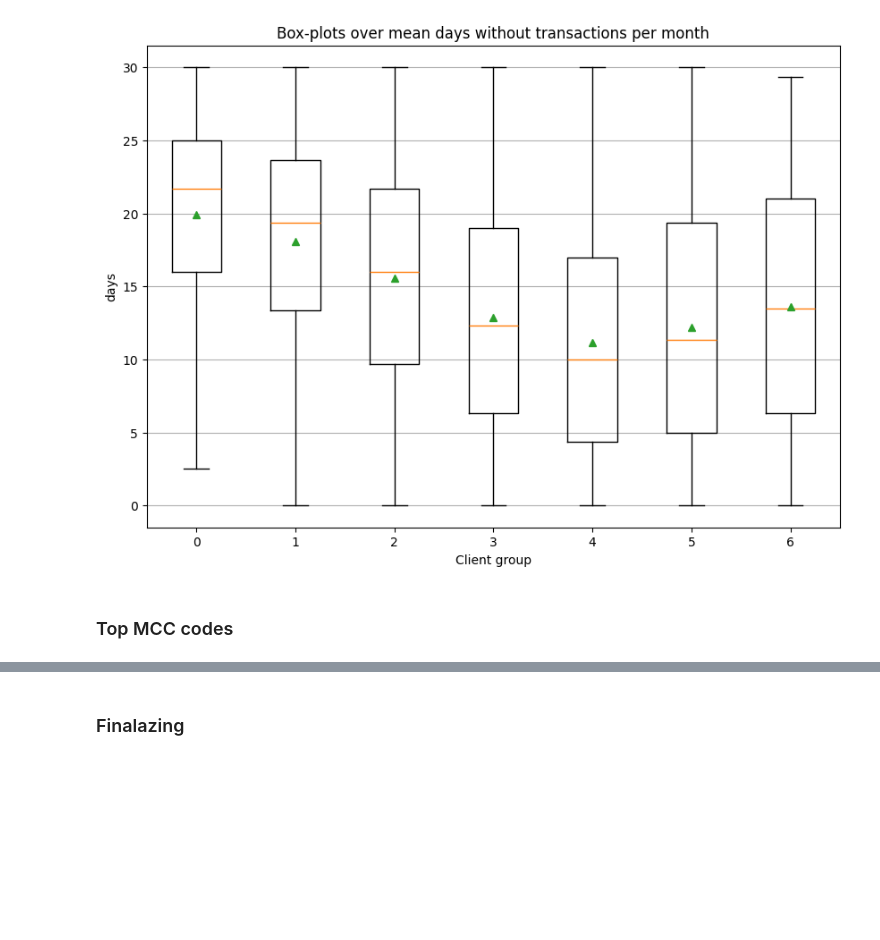
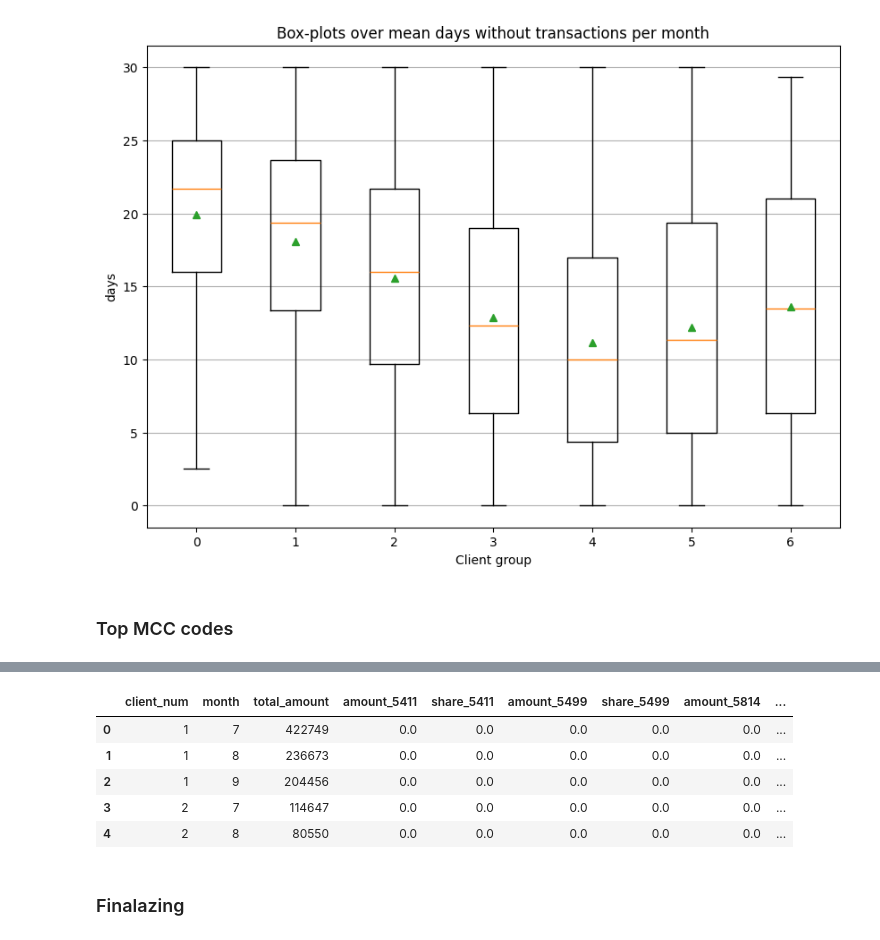
Before and after one commit to ATHigh/Alfa-Summer-Challenge, a Jupyter notebook: src/solution.ipynb, the cells around one changed output, grey strips where cells are left out. Saved outputs shown, nothing was run; the diff lists cells and outputs as text; code cells hidden in the pictures; blank space fills up the shorter version.

```diff
--- a/src/solution.ipynb
+++ b/src/solution.ipynb
@@ -511,0 +509,5 @@ df_mcc_emb = pd.DataFrame(client_embeds)
+# %%
+monthly_total = df_train_merged.groupby(['client_num', 'month']).agg(
+    total_amount = ('amount', 'sum')
+).reset_index()
+monthly_total.head()
@@ -512,3 +523,29 @@ df_mcc_emb = pd.DataFrame(client_embeds)
+# %%
+top_mccs = [5411, 5499, 5814, 4131, 3990]
+
+# Итоговый df для долей
+result = monthly_total.copy()
+
+for mcc in top_mccs:
+    mcc_sum = (
+        df_train_merged[df_train_merged['mcc_code'] == mcc]
+        .groupby(['client_num', 'month'])['amount']
+        .sum()
+        .reset_index(name=f'amount_{mcc}')
+    )
+    result = result.merge(mcc_sum, on=['client_num', 'month'], how='left')
+    result[f'amount_{mcc}'] = result[f'amount_{mcc}'].fillna(0)
+    result[f'share_{mcc}'] = result[f'amount_{mcc}'] / result['total_amount']
+    result[f'share_{mcc}'] = result[f'share_{mcc}'].fillna(0)
+# %%
+result.head()
+# %% [output]
+|  | client_num | month | total_amount | amount_5411 | share_5411 | amount_5499 | share_5499 | amount_5814 | ... |
+| 0 | 1 | 7 | 422749 | 0.0 | 0.0 | 0.0 | 0.0 | 0.0 | ... |
+| 1 | 1 | 8 | 236673 | 0.0 | 0.0 | 0.0 | 0.0 | 0.0 | ... |
+| 2 | 1 | 9 | 204456 | 0.0 | 0.0 | 0.0 | 0.0 | 0.0 | ... |
+| 3 | 2 | 7 | 114647 | 0.0 | 0.0 | 0.0 | 0.0 | 0.0 | ... |
+| 4 | 2 | 8 | 80550 | 0.0 | 0.0 | 0.0 | 0.0 | 0.0 | ... |
 # %% [markdown]
 ### Finalazing
 # %%
```
Also changed, not shown: parts of 27 cells of this notebook, 1 other file.
